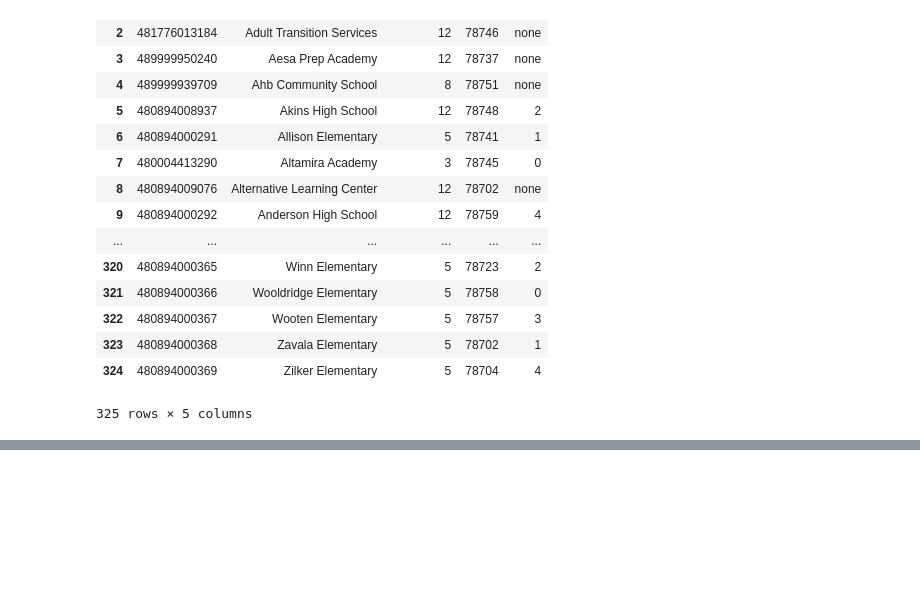
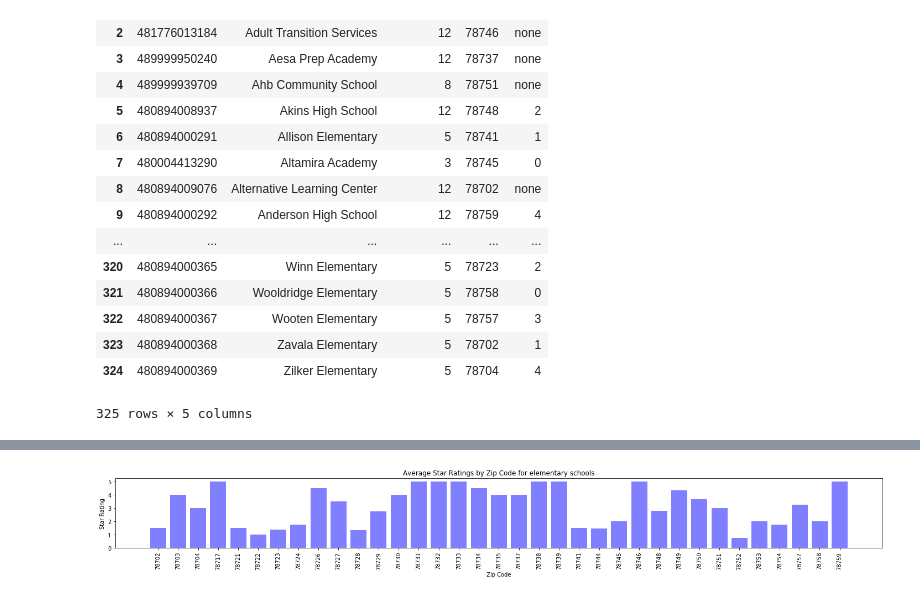
Before and after one commit to rehmanali001/Project1, a Jupyter notebook: School_Digger_Request.ipynb, the cells around one changed output, grey strips where cells are left out. Drawn from its saved outputs; the diff is of its cells as text; code cells hidden in the pictures; blank space fills up the shorter version.

```diff
--- a/School_Digger_Request.ipynb
+++ b/School_Digger_Request.ipynb
@@ -167,0 +346,20 @@ schools_df.to_excel("school_rankings.xlsx", index=False)
+# %%
+# set x axis and tick locations
+#avg_stars_df = average_stars_df.set_index("zip")
+avg_stars_df = average_stars_df[["stars"]]
+avg_stars_df.head()
+
+x_axis = np.arange(len(avg_stars_df))
+tick_locations = [value for value in x_axis]
+# %%
+#create a list indicating where to write x lables and set figure size to adjust for space
+plt.figure(figsize=(20,3))
+plt.bar(x_axis, average_stars_df["stars"], color='b', alpha=.5, align="center")
+plt.xticks(tick_locations, average_stars_df["zipcode"], rotation="vertical")
+#Set a Title and labels
+plt.title("Average Star Ratings by Zip Code for elementary schools")
+plt.xlabel("Zip Code")
+plt.ylabel("Star Rating")
+plt.tight_layout()
+# %% [output]
+[figure, added]
```
Also changed, not shown: parts of 13 cells of this notebook, 3 other files.
